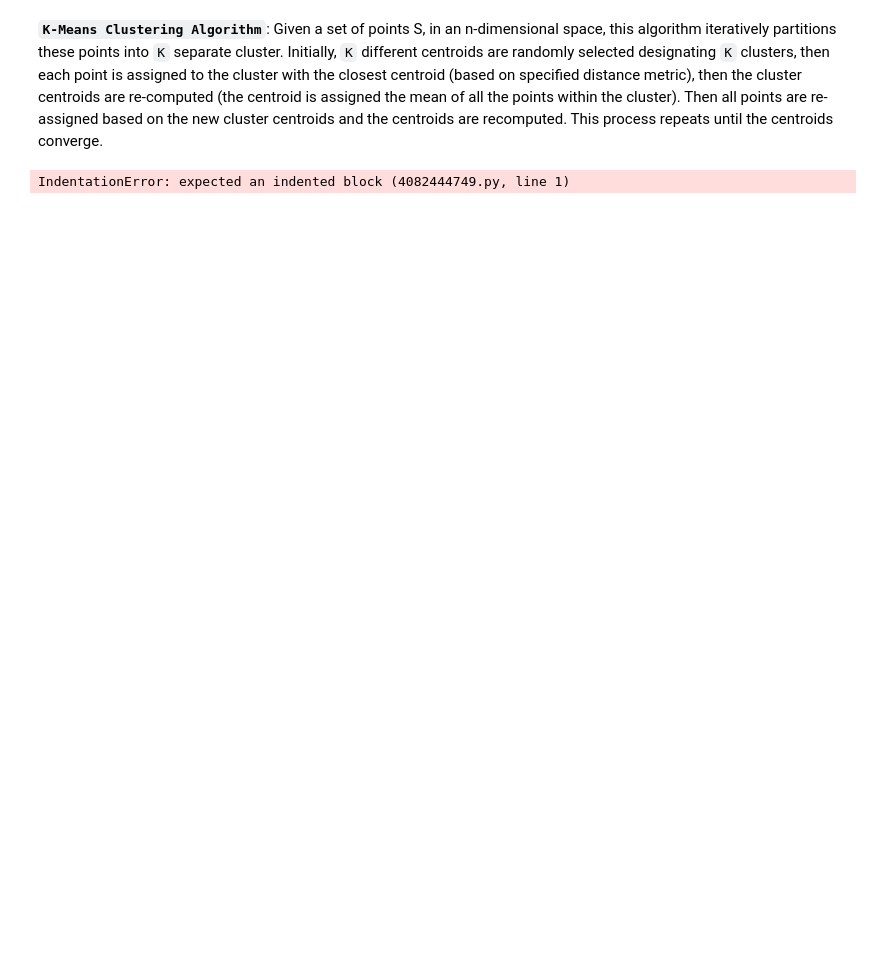
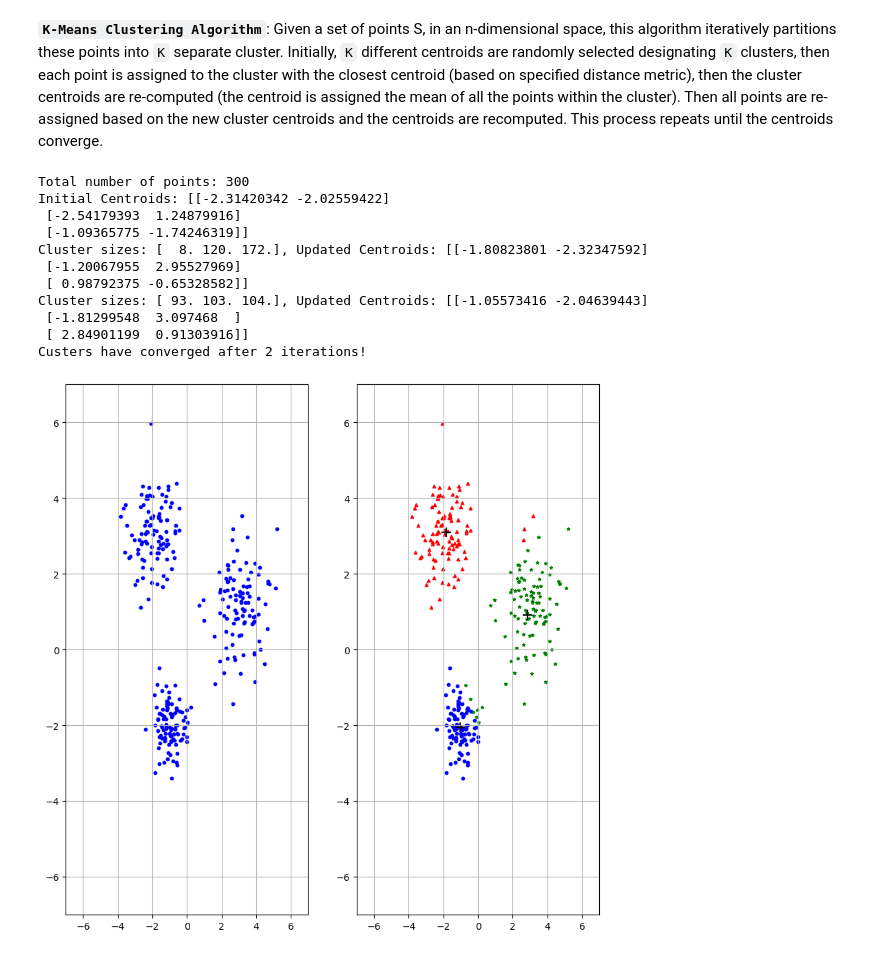
Before and after one commit to tsultan16/K_Means, a Jupyter notebook: kmeans.ipynb, the cells around one changed output. Cells and saved outputs as stored; diff of their text form; code cells hidden in the pictures; blank space fills up the shorter version.

Commit message:
K-means with euclidean distance implemented

```diff
--- a/kmeans.ipynb
+++ b/kmeans.ipynb
@@ -1,10 +1,2 @@
 # %% [markdown]
 **`K-Means Clustering Algorithm`**: Given a set of points S, in an n-dimensional space, this algorithm iteratively partitions these points into `K` separate cluster. Initially, `K` different centroids are randomly selected designating `K` clusters, then each point is assigned to the cluster with the closest centroid (based on specified distance metric), then the cluster centroids are re-computed (the centroid is assigned the mean of all the points within the cluster). Then all points are re-assigned based on the new cluster centroids and the centroids are recomputed. This process repeats until the centroids converge.
-# %%
-import numpy as np
-
-def k_means(S):
-
-    # pick centroids randomly
-# %% [output]
-IndentationError: expected an indented block (4082444749.py, line 1)
@@ -10,0 +73,68 @@ IndentationError: expected an indented block (4082444749.py, line 1)
+# %%
+import matplotlib.pyplot as plt
+
+np.random.seed(1)
+Sx = np.random.normal(loc = 3.0, scale = 1.0, size = 100)
+Sy = np.random.normal(loc = 1.0, scale = 1.0, size = 100)
+Sx_1 = np.random.normal(loc = -1.0, scale = 0.5, size = 100)
+Sy_1 = np.random.normal(loc = -2.0, scale = 0.5, size = 100)
+Sx_2 = np.random.normal(loc = -2.0, scale = 0.75, size = 100)
+Sy_2 = np.random.normal(loc = 3.0, scale = 0.75, size = 100)
+
+S = np.array(list(zip(Sx, Sy)) + list(zip(Sx_1, Sy_1)) + list(zip(Sx_2, Sy_2)))
+Sxx = [p[0] for p in S]
+Syy = [p[1] for p in S]
+
+C, cn = k_means(S, 3)
+S1_x = []
+S1_y = []
+S2_x = []
+S2_y = []
+S3_x = []
+S3_y = []
+
+for i in range(S.shape[0]):
+    if(C[i] == 0):
+        S1_x.append(S[i,0])
+        S1_y.append(S[i,1])
+    if(C[i] == 1):
+        S2_x.append(S[i,0])
+        S2_y.append(S[i,1])
+    if(C[i] == 2):
+        S3_x.append(S[i,0])
+        S3_y.append(S[i,1])
+
+
+plt.figure(figsize=(10,10))
+
+plt.subplot(1, 2, 1)
+plt.scatter(Sxx, Syy, s=10, c='b', marker='o')
+plt.xlim([-7,7])
+plt.ylim([-7,7])
+plt.grid()
+
+plt.subplot(1, 2, 2)
+plt.scatter(S1_x, S1_y, s=10, c='b', marker='o')
+plt.scatter(S2_x, S2_y, s=10, c='r', marker='^')
+plt.scatter(S3_x, S3_y, s=10, c='g', marker='*')
+plt.scatter(cn[:,0], cn[:,1], s=100, c='k', marker='+')
+
+plt.xlim([-7,7])
+plt.ylim([-7,7])
+plt.grid()
+
+
+plt.show()
+# %% [output]
+Total number of points: 300
+Initial Centroids: [[-2.31420342 -2.02559422]
+ [-2.54179393  1.24879916]
+ [-1.09365775 -1.74246319]]
+Cluster sizes: [  8. 120. 172.], Updated Centroids: [[-1.80823801 -2.32347592]
+ [-1.20067955  2.95527969]
+ [ 0.98792375 -0.65328582]]
+Cluster sizes: [ 93. 103. 104.], Updated Centroids: [[-1.05573416 -2.04639443]
+ [-1.81299548  3.097468  ]
+ [ 2.84901199  0.91303916]]
+Custers have converged after 2 iterations!
+[figure, added]
```
Also changed, not shown: parts of 1 cell of this notebook.
